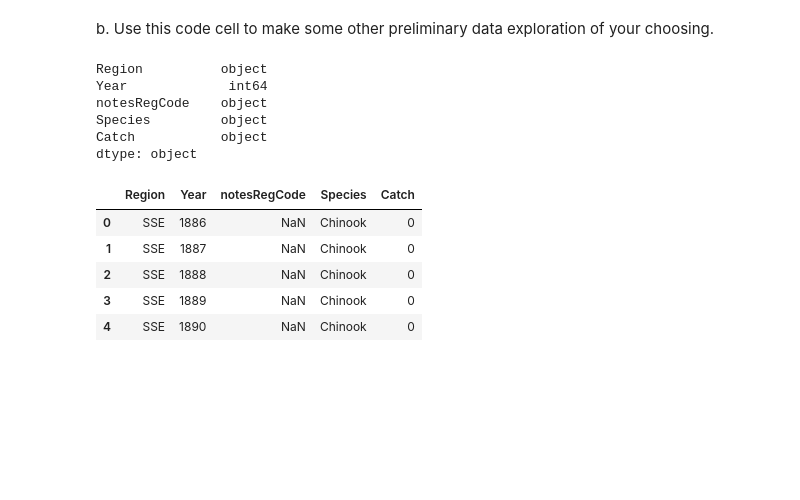
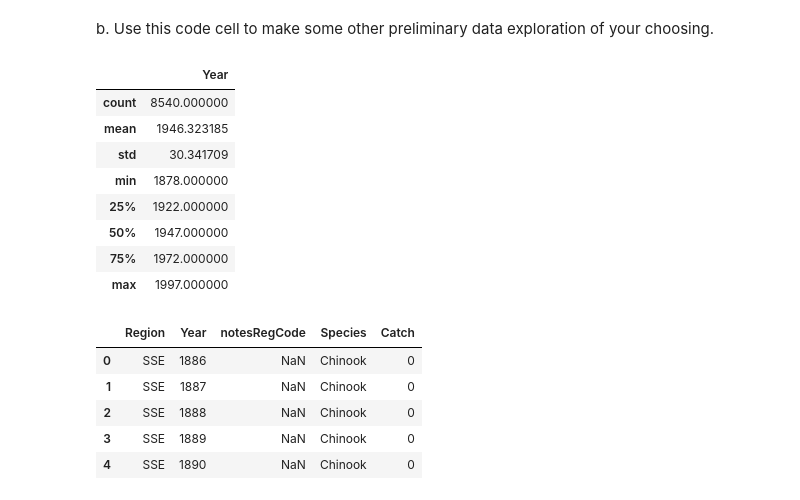
Before and after one commit to SRKads1998/eds220-hwk2, a Jupyter notebook: task2/hwk2-task2-salmon.ipynb, the cells around one changed output. Cells and saved outputs as stored; diff of their text form; code cells hidden in the pictures; blank space fills up the shorter version.

```diff
--- a/task2/hwk2-task2-salmon.ipynb
+++ b/task2/hwk2-task2-salmon.ipynb
@@ -71,17 +148,23 @@ catch_data = pd.read_csv("data/salmon_data.csv")
 b. Use this code cell to make some other preliminary data exploration of your choosing.
 # %%
 # b.
+# conduct exploratory analysis of the data frame
 catch_data.head()
 catch_data.columns
 catch_data.shape
 catch_data.dtypes
+catch_data['Catch'].unique()
+catch_data.describe()
 # %% [output]
-Region          object
-Year             int64
-notesRegCode    object
-Species         object
-Catch           object
-dtype: object
+|  | Year |
+| count | 8540.000000 |
+| mean | 1946.323185 |
+| std | 30.341709 |
+| min | 1878.000000 |
+| 25% | 1922.000000 |
+| 50% | 1947.000000 |
+| 75% | 1972.000000 |
+| max | 1997.000000 |
 # %%
 catch_data.head()
 # %% [output]
```
Also changed, not shown: parts of 26 cells of this notebook.
